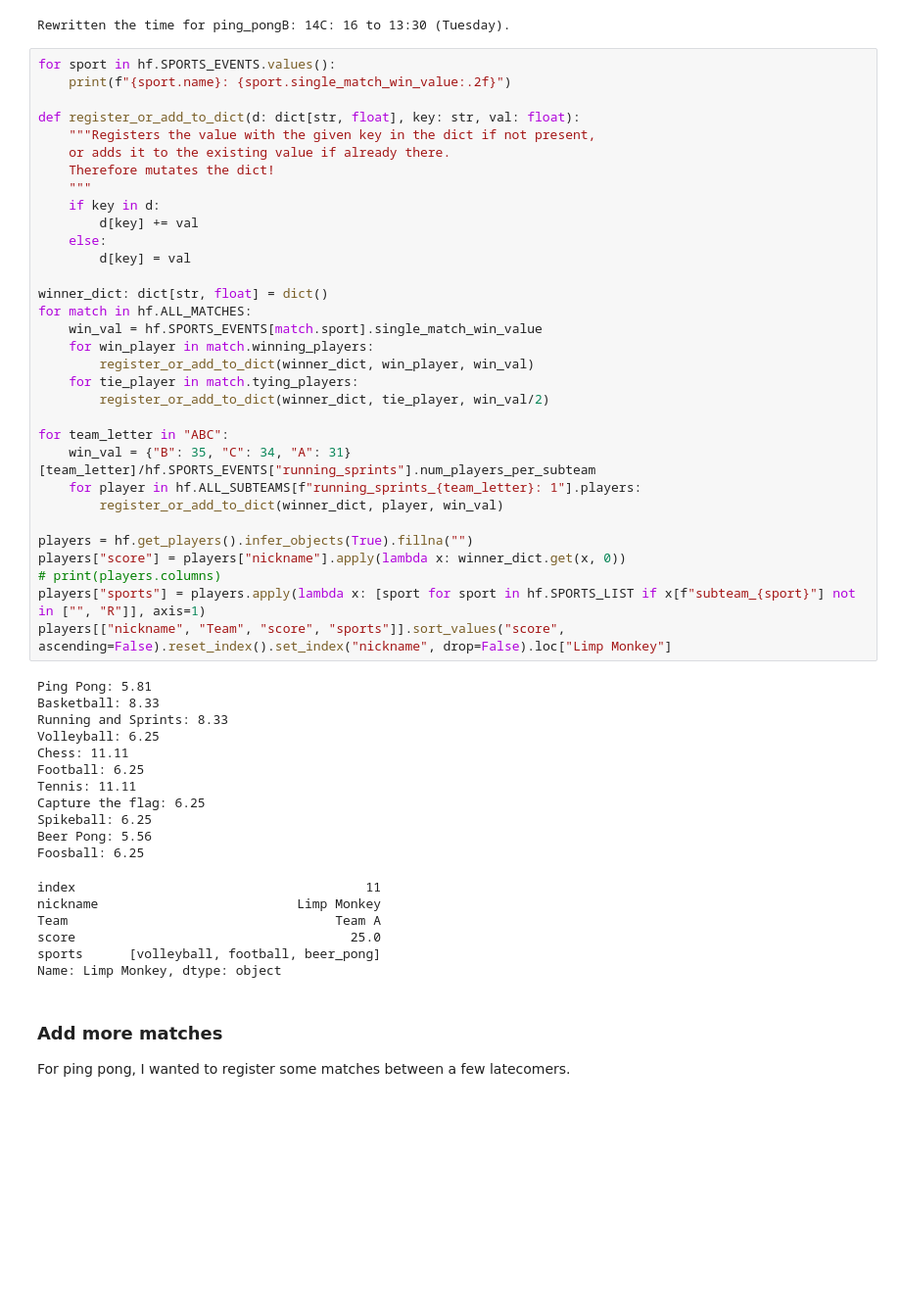
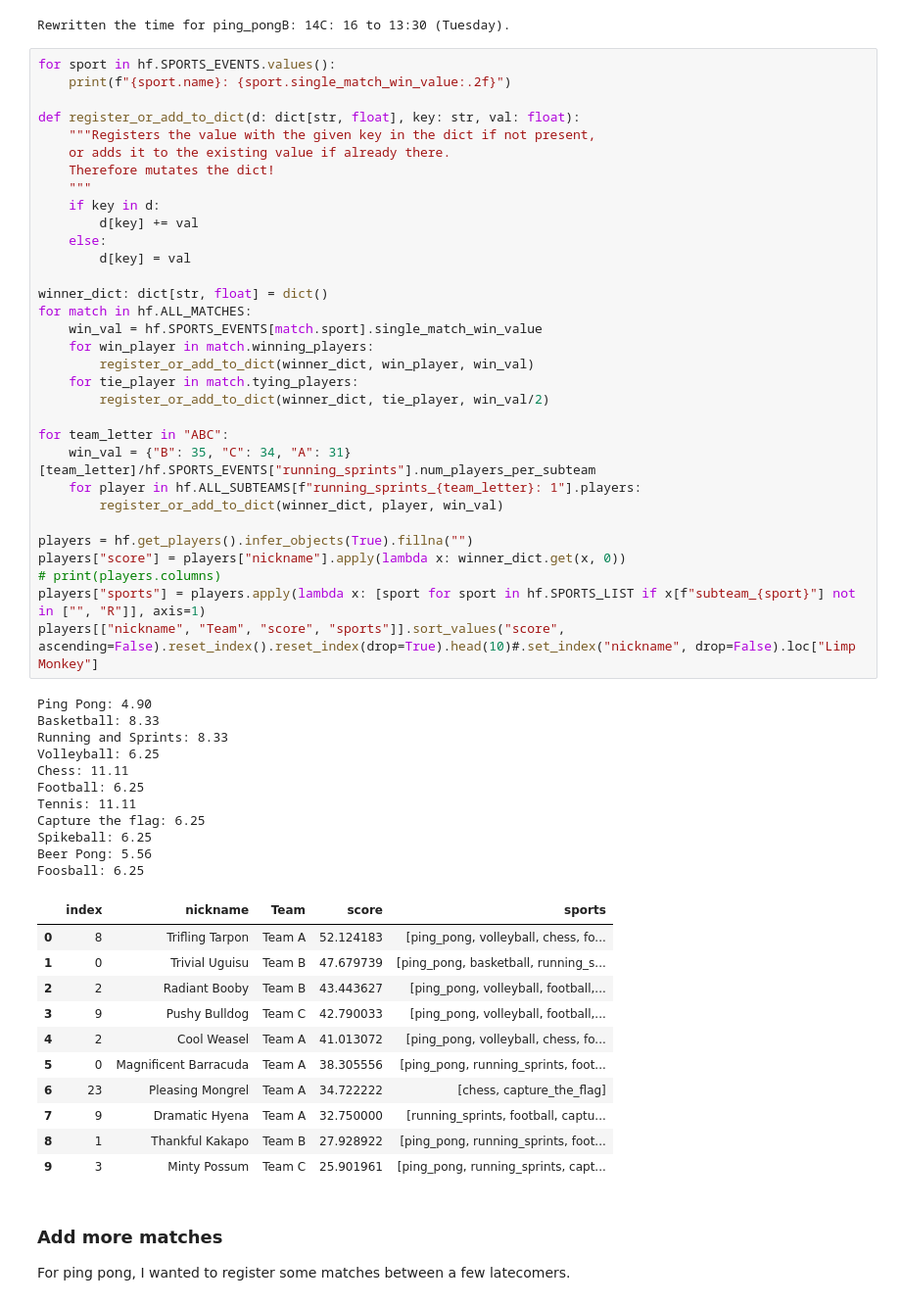
Before and after one commit to FBalzerMPE/imprs_sports_week, a Jupyter notebook: adjust_info.ipynb.ipynb, the cells around one changed output. Shown at 98% size. Cells and saved outputs as stored; diff of their text form; blank space fills up the shorter version.

Commit message:
Added today's scores, and a section for the top 10 scorers

```diff
--- a/adjust_info.ipynb.ipynb
+++ b/adjust_info.ipynb.ipynb
@@ -199,41 +190,46 @@ def register_or_add_to_dict(d: dict[str, float], key: str, val: float):
         d[key] = val
 
 winner_dict: dict[str, float] = dict()
 for match in hf.ALL_MATCHES:
     win_val = hf.SPORTS_EVENTS[match.sport].single_match_win_value
     for win_player in match.winning_players:
         register_or_add_to_dict(winner_dict, win_player, win_val)
     for tie_player in match.tying_players:
         register_or_add_to_dict(winner_dict, tie_player, win_val/2)
 
 for team_letter in "ABC":
     win_val = {"B": 35, "C": 34, "A": 31}[team_letter]/hf.SPORTS_EVENTS["running_sprints"].num_players_per_subteam
     for player in hf.ALL_SUBTEAMS[f"running_sprints_{team_letter}: 1"].players:
         register_or_add_to_dict(winner_dict, player, win_val)
 
 players = hf.get_players().infer_objects(True).fillna("")
 players["score"] = players["nickname"].apply(lambda x: winner_dict.get(x, 0))
 # print(players.columns)
 players["sports"] = players.apply(lambda x: [sport for sport in hf.SPORTS_LIST if x[f"subteam_{sport}"] not in ["", "R"]], axis=1)
-players[["nickname", "Team", "score", "sports"]].sort_values("score", ascending=False).reset_index().set_index("nickname", drop=False).loc["Limp Monkey"]
+players[["nickname", "Team", "score", "sports"]].sort_values("score", ascending=False).reset_index().reset_index(drop=True).head(10)#.set_index("nickname", drop=False).loc["Limp Monkey"]
 # %% [output]
-Ping Pong: 5.81
+Ping Pong: 4.90
 Basketball: 8.33
 Running and Sprints: 8.33
 Volleyball: 6.25
 Chess: 11.11
 Football: 6.25
 Tennis: 11.11
 Capture the flag: 6.25
 Spikeball: 6.25
 Beer Pong: 5.56
 Foosball: 6.25
-index                                      11
-nickname                          Limp Monkey
-Team                                   Team A
-score                                    25.0
-sports      [volleyball, football, beer_pong]
-Name: Limp Monkey, dtype: object
+|  | index | nickname | Team | score | sports |
+| 0 | 8 | Trifling Tarpon | Team A | 52.124183 | [ping_pong, volleyball, chess, fo... |
+| 1 | 0 | Trivial Uguisu | Team B | 47.679739 | [ping_pong, basketball, running_s... |
+| 2 | 2 | Radiant Booby | Team B | 43.443627 | [ping_pong, volleyball, football,... |
+| 3 | 9 | Pushy Bulldog | Team C | 42.790033 | [ping_pong, volleyball, football,... |
+| 4 | 2 | Cool Weasel | Team A | 41.013072 | [ping_pong, volleyball, chess, fo... |
+| 5 | 0 | Magnificent Barracuda | Team A | 38.305556 | [ping_pong, running_sprints, foot... |
+| 6 | 23 | Pleasing Mongrel | Team A | 34.722222 | [chess, capture_the_flag] |
+| 7 | 9 | Dramatic Hyena | Team A | 32.750000 | [running_sprints, football, captu... |
+| 8 | 1 | Thankful Kakapo | Team B | 27.928922 | [ping_pong, running_sprints, foot... |
+| 9 | 3 | Minty Possum | Team C | 25.901961 | [ping_pong, running_sprints, capt... |
 # %% [markdown]
 ### Add more matches
 
```
Also changed, not shown: parts of 2 cells of this notebook, 9 other files.
